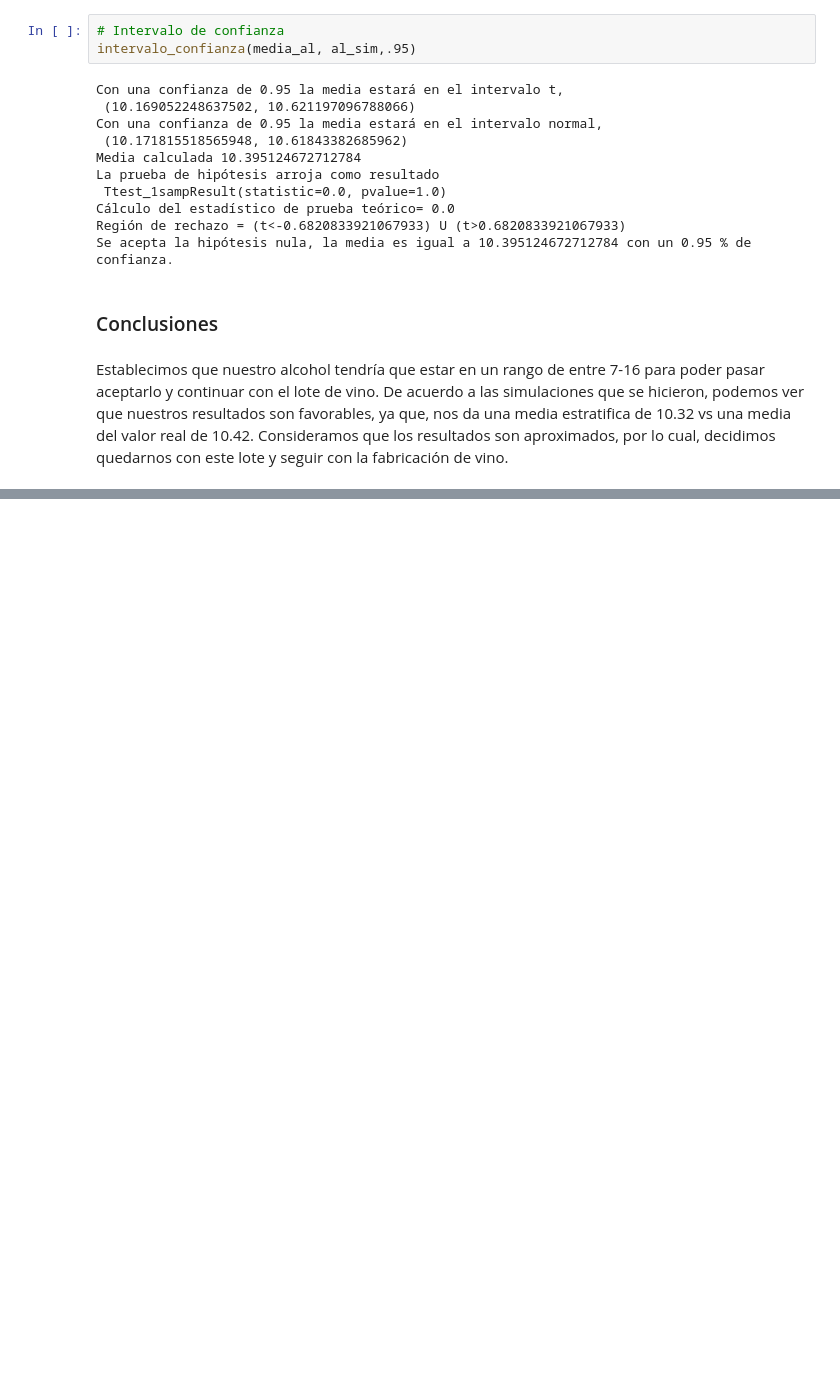
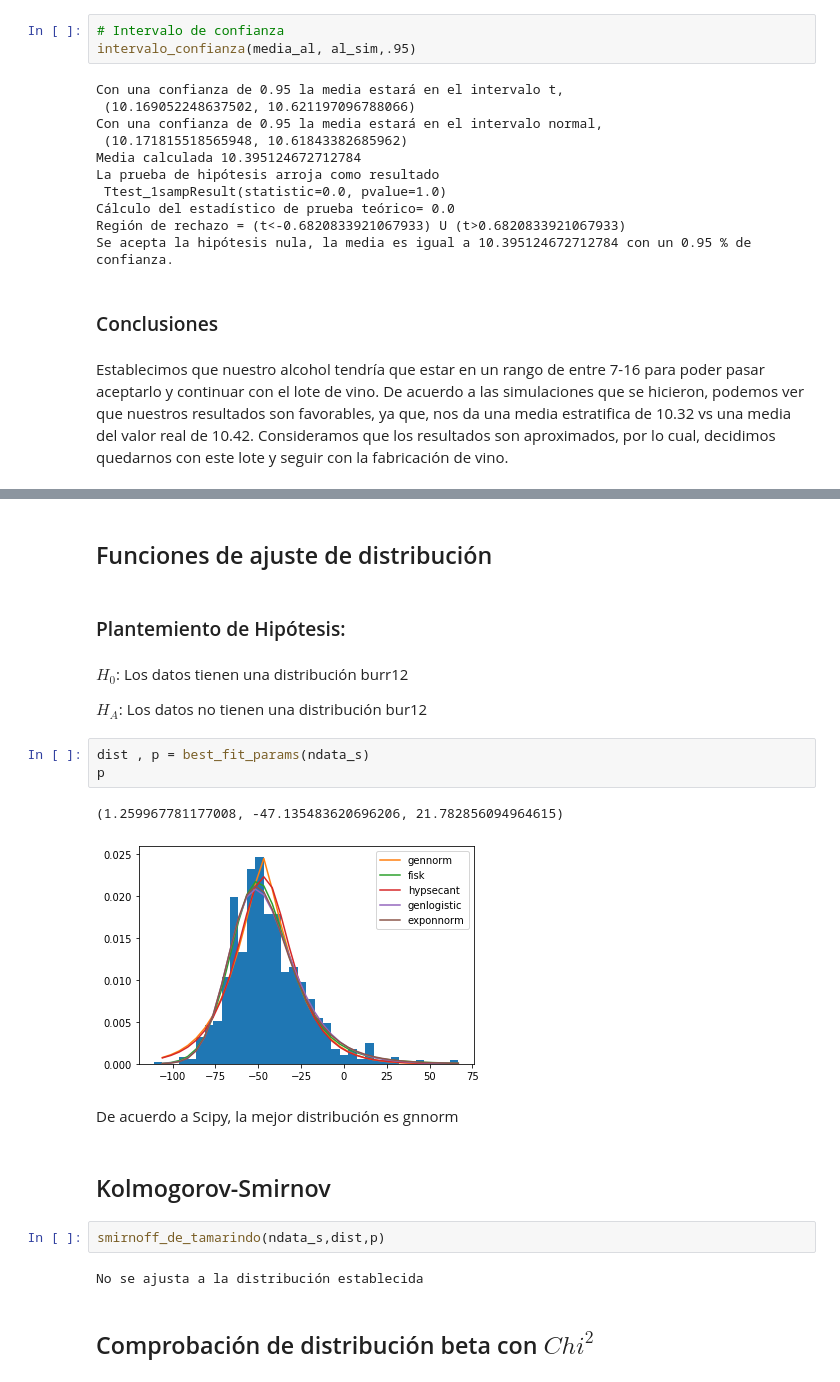
Before and after one commit to feramdor/ProyectoConjunto_AmadorGonzalez, a Jupyter notebook: Proyecto_Amador_Gonzalez.ipynb, the cells around one changed output, grey strips where cells are left out. Drawn from its saved outputs; the diff is of its cells as text; blank space fills up the shorter version.

```diff
--- a/Proyecto_Amador_Gonzalez.ipynb
+++ b/Proyecto_Amador_Gonzalez.ipynb
@@ -943,0 +980,24 @@ Establecimos que nuestro alcohol tendría que estar en un rango de entre 7-16 pa
+# %% [markdown]
+## Funciones de ajuste de distribución
+# %% [markdown]
+### Plantemiento de Hipótesis:
+# %% [markdown]
+$H_0$: Los datos tienen una distribución burr12
+
+$H_A$: Los datos no tienen una distribución bur12
+# %%
+dist , p = best_fit_params(ndata_s)
+p
+# %% [output]
+(1.259967781177008, -47.135483620696206, 21.782856094964615)
+[figure, added]
+# %% [markdown]
+De acuerdo a Scipy, la mejor distribución es gnnorm
+# %% [markdown]
+## Kolmogorov-Smirnov
+# %%
+smirnoff_de_tamarindo(ndata_s,dist,p)
+# %% [output]
+No se ajusta a la distribución establecida
+# %% [markdown]
+## Comprobación de distribución beta con $Chi^2$
```
Also changed, not shown: parts of 32 cells of this notebook.
